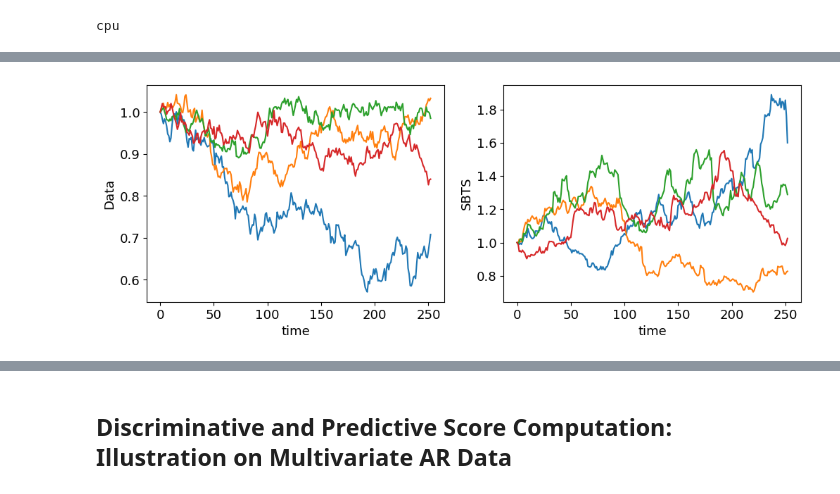
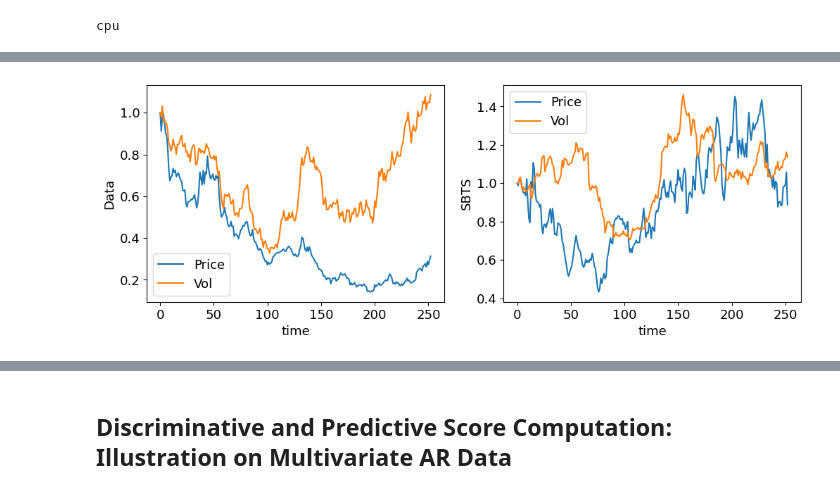
Before and after one commit to alexouadi/SBTS, a Jupyter notebook: experiments_demo.ipynb, the cells around one changed output, grey strips where cells are left out. Drawn from its saved outputs; the diff is of its cells as text; code cells hidden in the pictures.

Commit message:
Adding Heston illustration

```diff
--- a/experiments_demo.ipynb
+++ b/experiments_demo.ipynb
@@ -24,0 +25,18 @@ cpu
+# %%
+M = 500
+Generate_data = Generate_Data(M)
+
+r_range = [0.02, 0.1]
+kappa_range = [0.5, 4.]
+theta_range = [0.5, 1.5]
+rho_range = [-0.9, 0.9]
+xi_range = [0.01, 0.9]
+N = 252
+deltati = 1/252
+
+X_heston = Generate_data.generate_Heston(r_range, kappa_range, theta_range, rho_range, xi_range, N)
+log_returns = np.zeros((M, N+1, 2))
+log_returns[:,1:] = np.diff(np.log(X_heston), axis=1)
+X_heston = X_heston[:, 1:]
+
+print(X_heston.shape, log_returns.shape)
@@ -25,19 +45,4 @@ cpu
 # %%
-M = 500
-Generate_OU = Generate_Data(M)
-
-theta_range = [0.5, 2.5]
-mu_range = [0.5, 1.5]
-sigma_range = [0.1, 0.5]
-N = 252
-deltati = 1/252
-x0=1
-
-X_ou = Generate_OU.generate_OU(theta_range, mu_range, sigma_range, N, deltati, x0)
-X_ou_return = np.zeros((M, N+1))
-X_ou_return[:,1:] = np.diff(np.log(X_ou), axis=1)
-
-X_ou_return_sbts = simusbts_mark(N, M, K=1, X=X_ou_return, N_pi=100, h=0.4, deltati=deltati, M_simu=500)
-X_ou_sbts = np.exp(X_ou_return_sbts.cumsum(axis=1))
-X_ou = X_ou[:, 1:]
+log_returns_sbts = simulateSB_multi_mark(N, M, d=2, K=1, X=log_returns, N_pi=100, h=0.2, deltati=deltati, M_simu=500)
+X_heston_sbts = np.exp(log_returns_sbts.cumsum(axis=1))
 # %% [output]
@@ -48,4 +53,4 @@ Time with numba to generate 500 samples with N_pi=100: 108 seconds.
 # %%
-plot_sample(X_ou, X_ou_sbts, 1)
+plot_sample_multi(X_heston, X_heston_sbts, ['Price', 'Vol'], 1)
 # %% [output]
-[figure, old version]
+[figure, new version]
```
Also changed, not shown: parts of 5 cells of this notebook.
